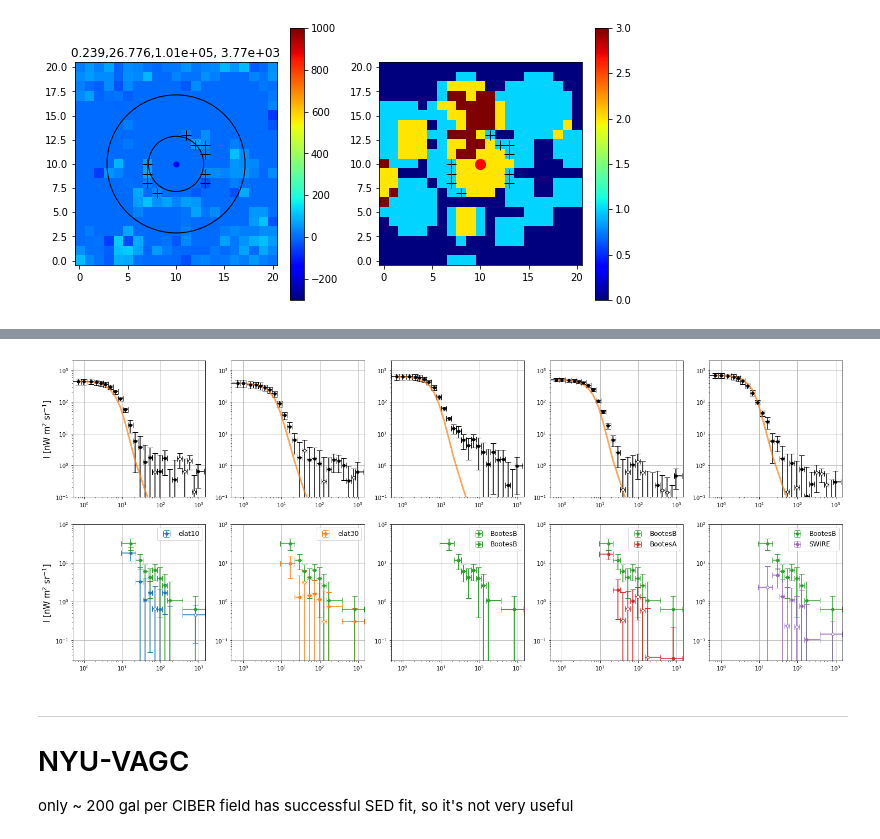
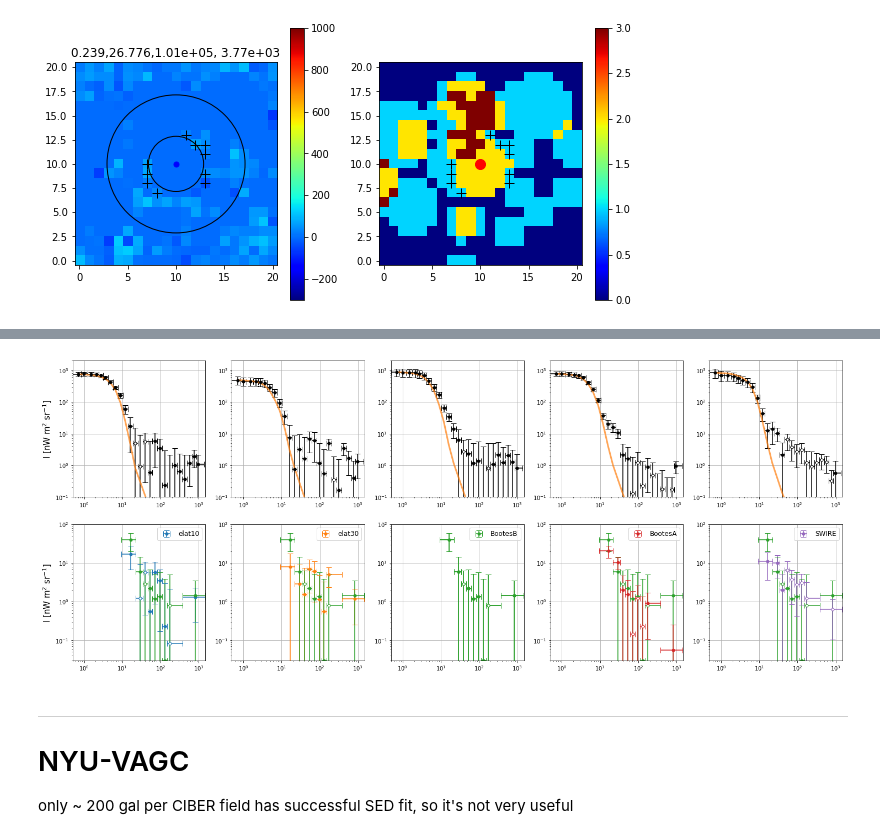
Before and after one commit to yuntingcheng/python_ciber, a Jupyter notebook: stack_modelfit/Untitled2.ipynb, the cells around one changed output, grey strips where cells are left out. Drawn from its saved outputs; the diff is of its cells as text; code cells hidden in the pictures.

```diff
--- a/stack_modelfit/Untitled2.ipynb
+++ b/stack_modelfit/Untitled2.ipynb
@@ -2133,11 +2257,3 @@ for x, y, r, z in zip(srcdat['xg_arr'], srcdat['yg_arr'], rs, srcdat['zg_arr']):
 [figure]
 [figure]
 [figure]
-# %%
-stackdat = stacking(2,4,16,17,load_from_file=True, BGsub=False, subsub=subsub).stackdat
-for i in range(12):
-    plt.loglog(stackdat['rsubbins'], stackdat['jack'][i]['profcbsub'],alpha=0.3)
-plt.loglog(stackdat['rsubbins'], stackdat['profcbsub'],c='r',lw=3)
-plt.loglog(stackdat['rsubbins'], stackdat['sub'][7]['profcbsub'],'k')
-plt.ylim([1e-1,2e3])
-plt.xlim([5e-1,1.5e3])
@@ -2147,6 +2260,6 @@ plt.xlim([5e-1,1.5e3])
 # %%
 fig, ax = plt.subplots(2, 5, figsize=(25,10))
-inst = 2
+inst = 1
 m_min, m_max = 16,17
 subsub = True if m_min==16 else False
 for ifield in [4,5,6,7,8]:
@@ -2156,36 +2269,38 @@ for ifield in [4,5,6,7,8]:
     plot_err_log(stackdat['rbins'],
                  stackdat['profcb'],
                  np.sqrt(np.diag(stackdat['cov']['profcb'])),
                  ax=ax[0][ifield-4], color='k',
                  label= r'$\Sigma_{\rm stack}$ (%d galaxies)'% stackdat['Nsrc'])
     ax[0][ifield-4].loglog(stackdat['rbins'],stackdat['PSF']['profcb'],
                   'C1', alpha=0.7, lw=3, label=r'$PSF_{\rm stack}$')
     ax[0][ifield-4].set_ylim([1e-1,2e3])
     ax[0][ifield-4].set_xlim([5e-1,1.5e3])
     ax[0][ifield-4].grid()
     ax[0][0].set_ylabel('I [nW m$^2$ sr$^{-1}$]', fontsize=15)
 
     plot_err_log(stackdat['rsubbins'],
                  stackdat['ex']['profcbsub'],
                  np.sqrt(np.diag(stackdat['excov']['profcbsub'])),
                  ax=ax[1][ifield-4], color='C'+str(ifield-4),
                  label=fieldnamedict[ifield])
 
     if ifield==6:
         for i in range(5):
             plot_err_log(stackdat['rsubbins'],
                          stackdat['ex']['profcbsub'],
                          np.sqrt(np.diag(stackdat['excov']['profcbsub'])),
-                         ax=ax[1][i], color='C'+str(ifield-4),
-                         label=fieldnamedict[ifield])
+                         ax=ax[1][i], color='C'+str(ifield-4))
 
     ax[1][ifield-4].set_ylim([3e-2,1e2])
     ax[1][ifield-4].set_xlim([5e-1,1.5e3])
     ax[1][0].set_ylabel('I [nW m$^2$ sr$^{-1}$]', fontsize=15)
     ax[1][ifield-4].grid()
     ax[1][ifield-4].legend(fontsize=12)
+
+plt.savefig('/Users/ytcheng/Desktop/profiles_TM%d_m%d_%d.png'%(inst, m_min,m_max),
+            dpi = 150, bbox_inches='tight')
 # %% [output]
-[figure, old version]
+[figure, new version]
 # %% [markdown]
 ***
 # NYU-VAGC
```
Also changed, not shown: parts of 9 cells of this notebook, 6 other files.
